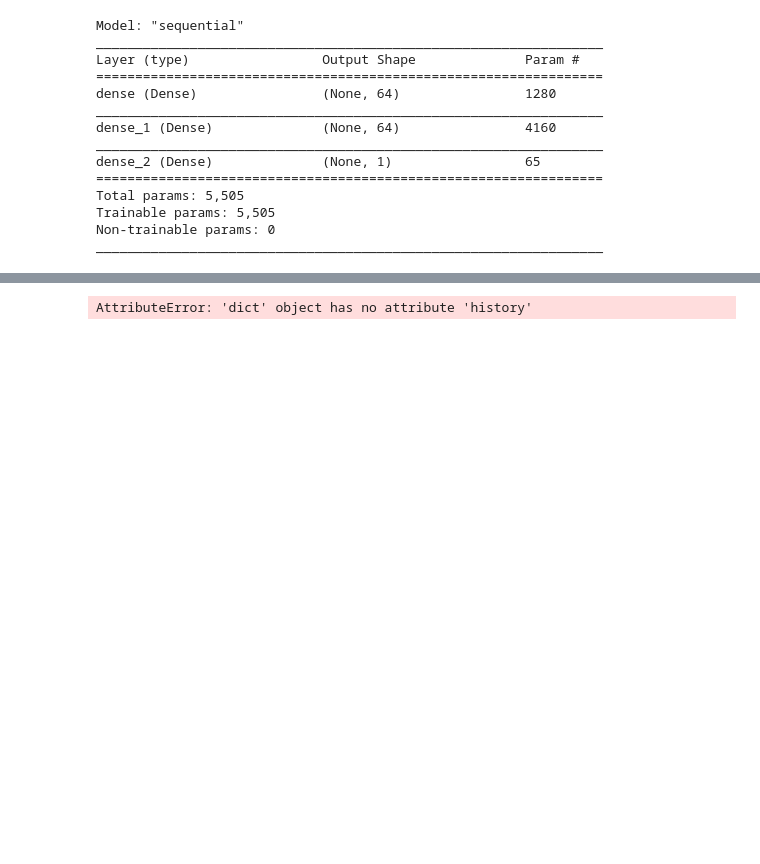
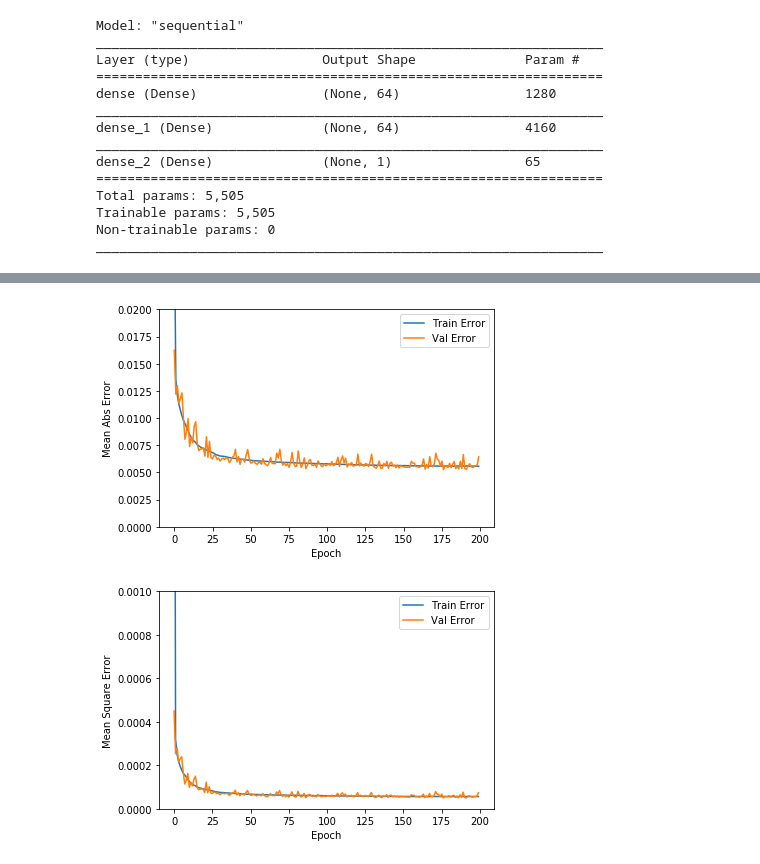
Before and after one commit to Mithotronic/ACTA, a Jupyter notebook: Trend-Finder.ipynb, the cells around one changed output, grey strips where cells are left out. Cells and saved outputs as stored; diff of their text form; code cells hidden in the pictures; blank space fills up the shorter version.

```diff
--- a/Trend-Finder.ipynb
+++ b/Trend-Finder.ipynb
@@ -494,53 +494,51 @@ class PrintDots(keras.callbacks.Callback):
 # Load model or create a new one and save it together with training history (use comment/uncomment)
 
 # Load model
-#model = keras.models.load_model('trendmodel')
-#history = np.load('history.npy',allow_pickle='TRUE').item()
+model = keras.models.load_model('trendmodel')
+history = np.load('history.npy',allow_pickle='TRUE').item()
 
 # Train the model and return a history
-EPOCHS = 200
-history = model.fit(
-    normed_train_data, train_labels,
-    epochs=EPOCHS, validation_split = 0.2, verbose=0,
-    callbacks=[PrintDots()])
+#EPOCHS = 200
+#history = model.fit(
+#    normed_train_data, train_labels,
+#    epochs=EPOCHS, validation_split = 0.2, verbose=0,
+#    callbacks=[PrintDots()])
 
 # Save model
-model.save('trendmodel')
-np.save('history.npy',history.history)
+#model.save('trendmodel')
+#np.save('history.npy',history.history)
-# %%
-# Show history
-hist=pd.DataFrame(history.history)
-hist['epoch'] = history.epoch
-hist.head(10)
-# %% [output]
-AttributeError: 'dict' object has no attribute 'history'
+# %%
+# Convert history into a DataFrame and add an 'epoch' column
+history = pd.DataFrame(history)
+history.insert(0, 'epoch', range(0, 0 + len(history)))
 # %%
 def plot_history(history):
     '''
     Description:
     Plot history of the training
     '''
-    hist = pd.DataFrame(history.history)
-    hist['epoch'] = history.epoch
 
     plt.figure()
     plt.xlabel('Epoch')
     plt.ylabel('Mean Abs Error')
-    plt.plot(hist['epoch'], hist['mae'],
+    plt.plot(history['epoch'], history['mae'],
             label='Train Error')
-    plt.plot(hist['epoch'], hist['val_mae'],
+    plt.plot(history['epoch'], history['val_mae'],
             label='Val Error')
     plt.legend()
     plt.ylim([0,0.02])
 
     plt.figure()
     plt.xlabel('Epoch')
     plt.ylabel('Mean Square Error')
-    plt.plot(hist['epoch'], hist['mse'],
+    plt.plot(history['epoch'], history['mse'],
             label='Train Error')
-    plt.plot(hist['epoch'], hist['val_mse'],
+    plt.plot(history['epoch'], history['val_mse'],
             label='Val Error')
     plt.legend()
     plt.ylim([0,0.001])
 
 plot_history(history)
+# %% [output]
+[figure, added]
+[figure, added]
```
Also changed, not shown: parts of 1 cell of this notebook.
